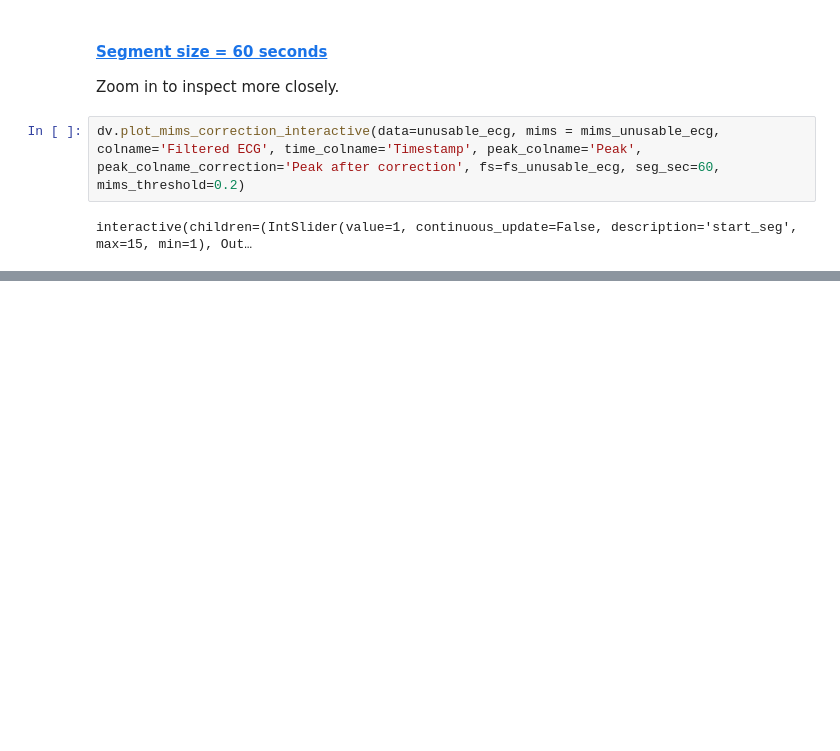
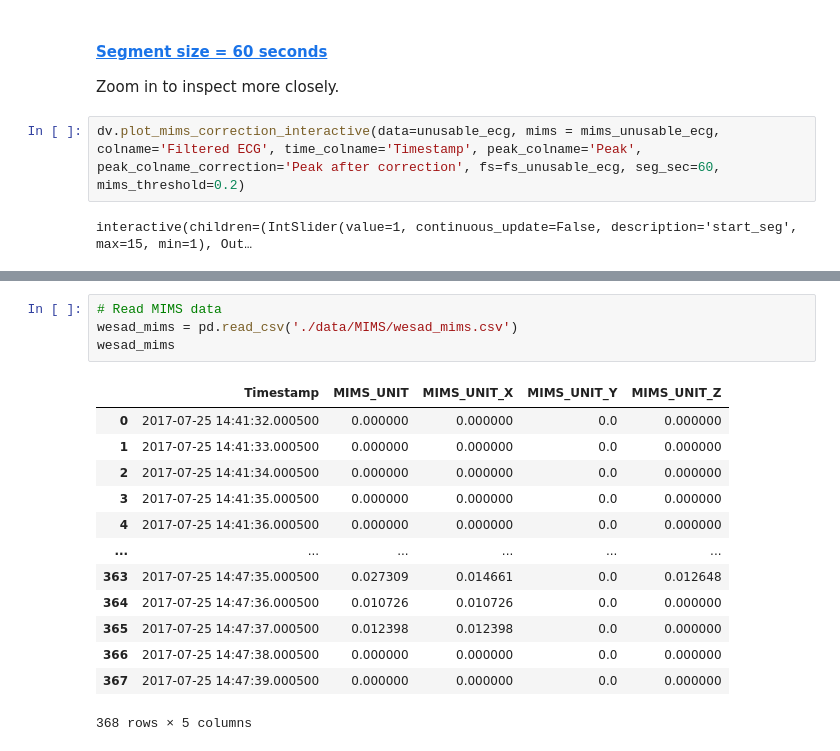
Before and after one commit to ynwtnb/heartview_data_visualization, a Jupyter notebook: data_quality_visualization.ipynb, the cells around one changed output, grey strips where cells are left out. Cells and saved outputs as stored; diff of their text form; blank space fills up the shorter version.

```diff
--- a/data_quality_visualization.ipynb
+++ b/data_quality_visualization.ipynb
@@ -554,0 +690,18 @@ interactive(children=(IntSlider(value=1, continuous_update=False, description='s
+# %%
+# Read MIMS data
+wesad_mims = pd.read_csv('./data/MIMS/wesad_mims.csv')
+wesad_mims
+# %% [output]
+|  | Timestamp | MIMS_UNIT | MIMS_UNIT_X | MIMS_UNIT_Y | MIMS_UNIT_Z |
+| 0 | 2017-07-25 14:41:32.000500 | 0.000000 | 0.000000 | 0.0 | 0.000000 |
+| 1 | 2017-07-25 14:41:33.000500 | 0.000000 | 0.000000 | 0.0 | 0.000000 |
+| 2 | 2017-07-25 14:41:34.000500 | 0.000000 | 0.000000 | 0.0 | 0.000000 |
+| 3 | 2017-07-25 14:41:35.000500 | 0.000000 | 0.000000 | 0.0 | 0.000000 |
+| 4 | 2017-07-25 14:41:36.000500 | 0.000000 | 0.000000 | 0.0 | 0.000000 |
+| ... | ... | ... | ... | ... | ... |
+| 363 | 2017-07-25 14:47:35.000500 | 0.027309 | 0.014661 | 0.0 | 0.012648 |
+| 364 | 2017-07-25 14:47:36.000500 | 0.010726 | 0.010726 | 0.0 | 0.000000 |
+| 365 | 2017-07-25 14:47:37.000500 | 0.012398 | 0.012398 | 0.0 | 0.000000 |
+| 366 | 2017-07-25 14:47:38.000500 | 0.000000 | 0.000000 | 0.0 | 0.000000 |
+| 367 | 2017-07-25 14:47:39.000500 | 0.000000 | 0.000000 | 0.0 | 0.000000 |
+368 rows × 5 columns
```
Also changed, not shown: parts of 33 cells of this notebook, 2 other files.
